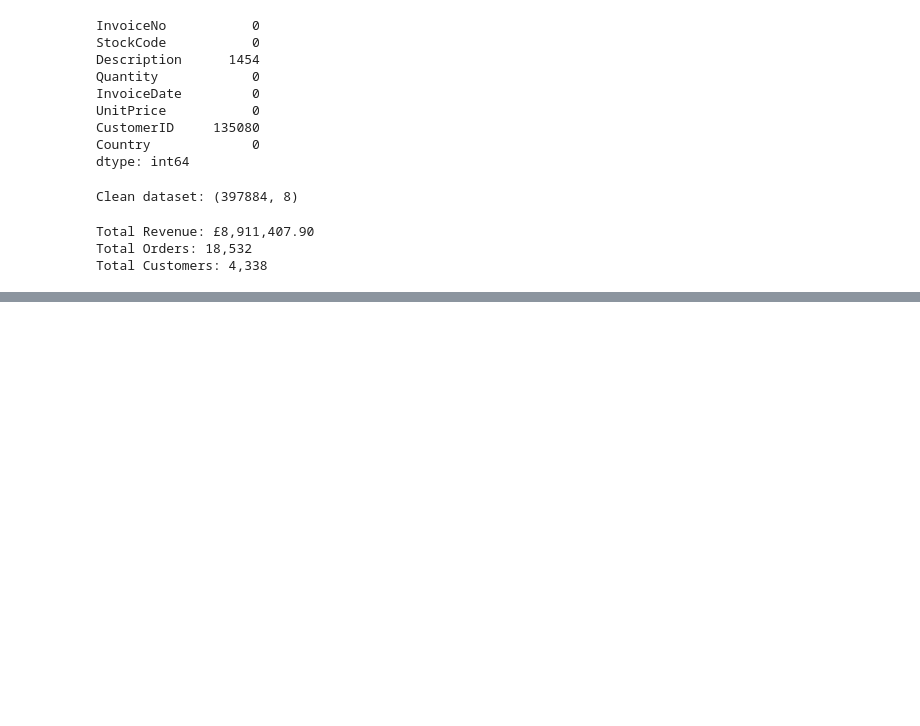
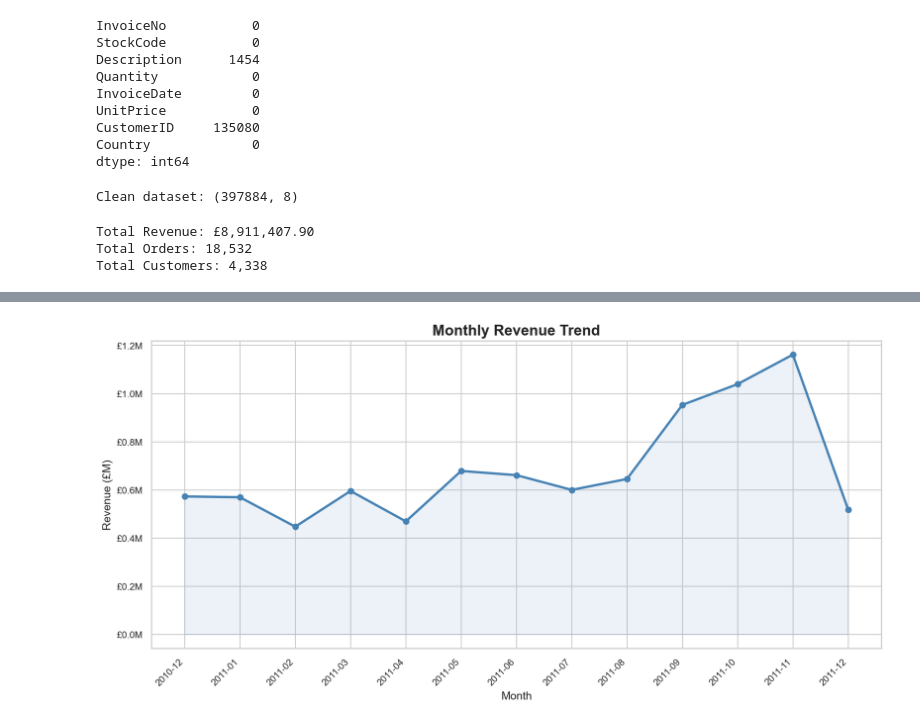
Before and after one commit to piotrekbz/ecomdata, a Jupyter notebook: anylysis.ipynb, the cells around one changed output, grey strips where cells are left out. Cells and saved outputs as stored; diff of their text form; code cells hidden in the pictures; blank space fills up the shorter version.

```diff
--- a/anylysis.ipynb
+++ b/anylysis.ipynb
@@ -73,0 +107,26 @@ Total Customers: 4,338
+# %%
+from matplotlib.ticker import FuncFormatter
+
+df['InvoiceDate'] = pd.to_datetime(df['InvoiceDate'])
+df['Month'] = df['InvoiceDate'].dt.to_period('M')
+
+monthly_revenue = df.groupby('Month')['Revenue'].sum()
+
+fig, ax = plt.subplots()
+ax.plot(monthly_revenue.index.astype(str), monthly_revenue.values,
+        color='steelblue', linewidth=2.5, marker='o', markersize=6)
+
+ax.fill_between(monthly_revenue.index.astype(str), monthly_revenue.values,
+                alpha=0.1, color='steelblue')
+
+ax.yaxis.set_major_formatter(FuncFormatter(lambda x, _: f'£{x/1e6:.1f}M'))
+
+ax.set_title('Monthly Revenue Trend')
+ax.set_xlabel('Month')
+ax.set_ylabel('Revenue (£M)')
+plt.xticks(rotation=45, ha='right')
+plt.tight_layout()
+plt.savefig('images/monthly_revenue.png')
+plt.show()
+# %% [output]
+[figure, added]
```
Also changed, not shown: parts of 2 cells of this notebook, 2 other files.
